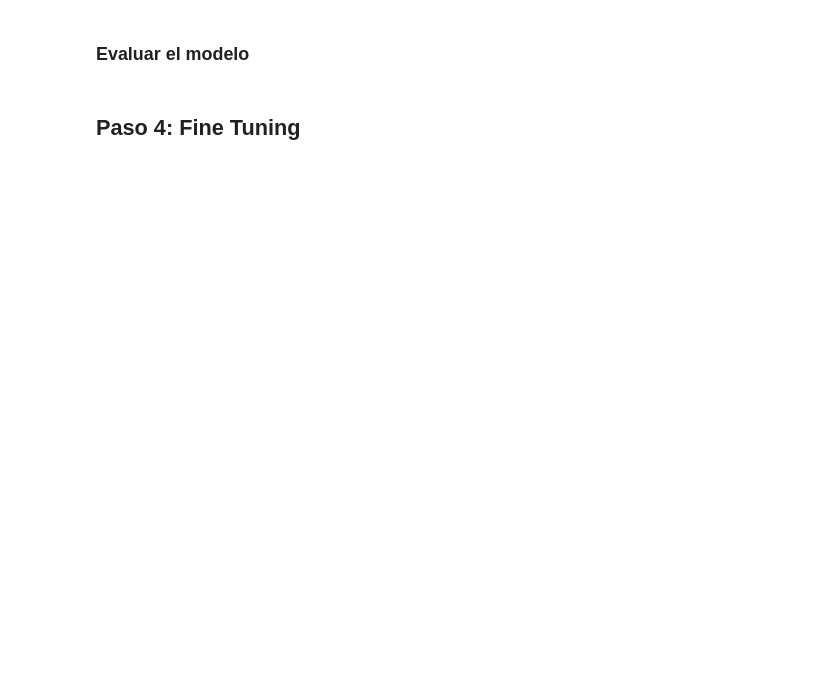
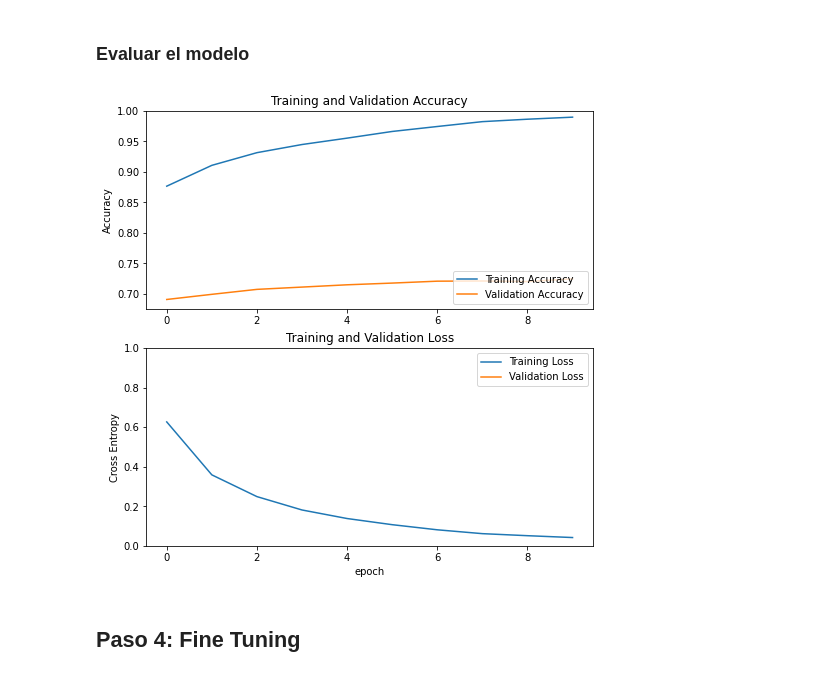
Before and after one commit to Android998/TensorFlow2.3, a Jupyter notebook: TFG1.0.ipynb, the cells around one changed output. Drawn from its saved outputs; the diff is of its cells as text; code cells hidden in the pictures; blank space fills up the shorter version.

```diff
--- a/TFG1.0.ipynb
+++ b/TFG1.0.ipynb
@@ -19,12 +19,12 @@ from tensorflow.keras.preprocessing.image import ImageDataGenerator
 ## **Paso 2:Pre procesado de datos**
 # %%
 drive.mount("/content/drive")
-base_dir = "./drive/My Drive/object_photos"
+base_dir = "./drive/My Drive/object_photos2.0"
 # %% [output]
 Drive already mounted at /content/drive; to attempt to forcibly remount, call drive.mount("/content/drive", force_remount=True).
 # %%
 IMAGE_SIZE = 224
-BATCH_SIZE = 128
+BATCH_SIZE = 8
 datagen = tf.keras.preprocessing.image.ImageDataGenerator(
     rescale=1./255,
     validation_split=0.2)
@@ -131,13 +131,13 @@ _________________________________________________________________
 # %% [markdown]
 ### **Compilar y entrenar el modelo**
 # %%
-model.compile(optimizer=tf.keras.optimizers.RMSprop(lr=0.0001),
+model.compile(optimizer=tf.keras.optimizers.Adam(lr=0.0001),
               loss='categorical_crossentropy',
               metrics=['accuracy'])
 # %%
 history = model.fit(train_generator,
                     steps_per_epoch=len(train_generator),
-                    epochs=5,
+                    epochs=10,
                     validation_data=val_generator,
                     validation_steps=len(val_generator))
 # %% [output]
@@ -148,28 +166,29 @@ UnknownError: ignored
 # %%
 acc = history.history['accuracy']
 val_acc = history.history['val_accuracy']
 
 loss = history.history['loss']
 val_loss = history.history['val_loss']
 
 plt.figure(figsize=(8, 8))
 plt.subplot(2, 1, 1)
 plt.plot(acc, label='Training Accuracy')
 plt.plot(val_acc, label='Validation Accuracy')
 plt.legend(loc='lower right')
 plt.ylabel('Accuracy')
 plt.ylim([min(plt.ylim()),1])
 plt.title('Training and Validation Accuracy')
 
 plt.subplot(2, 1, 2)
 plt.plot(loss, label='Training Loss')
 plt.plot(val_loss, label='Validation Loss')
 plt.legend(loc='upper right')
 plt.ylabel('Cross Entropy')
-plt.ylim([0,1.0])
 plt.title('Training and Validation Loss')
 plt.xlabel('epoch')
 plt.show()
+# %% [output]
+[figure, added]
 # %% [markdown]
 ## **Paso 4: Fine Tuning**
 # %%
```
Also changed, not shown: parts of 20 cells of this notebook.
